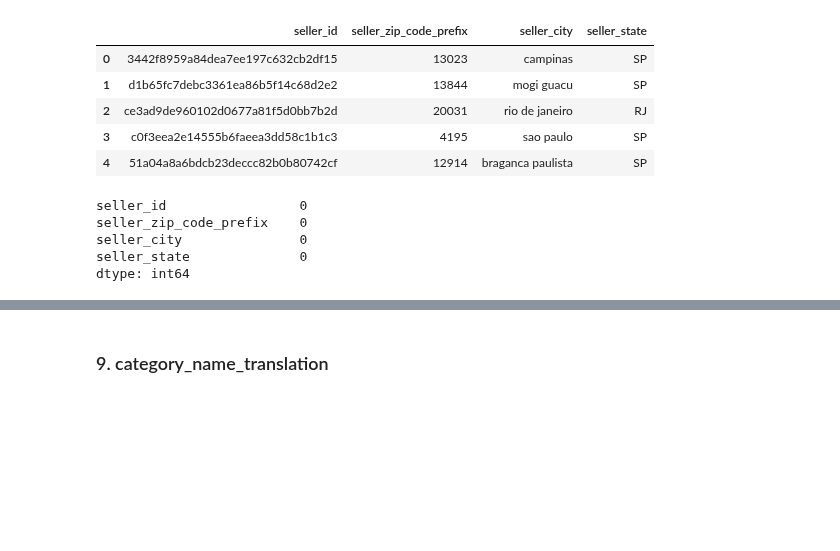
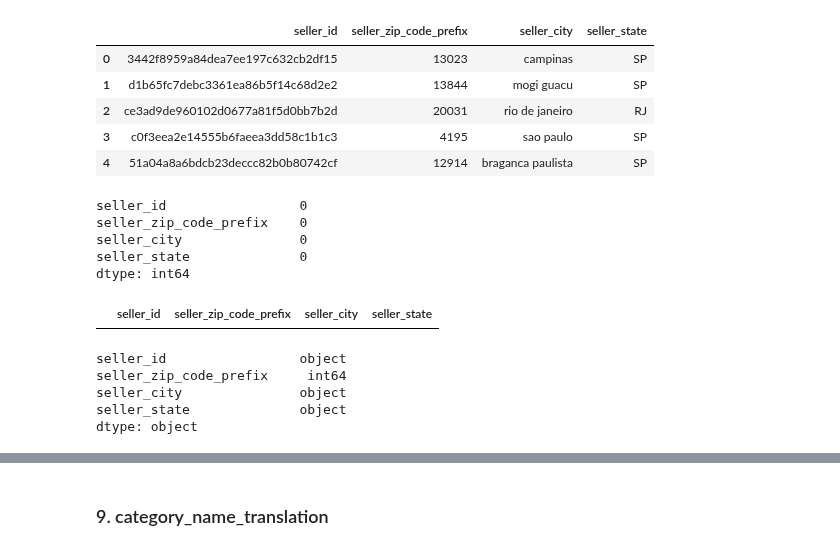
Before and after one commit to Daviedavie100/ML_MachineLearning, a Jupyter notebook: ecommerce.ipynb, the cells around one changed output, grey strips where cells are left out. Saved outputs shown, nothing was run; the diff lists cells and outputs as text; code cells hidden in the pictures; blank space fills up the shorter version.

```diff
--- a/ecommerce.ipynb
+++ b/ecommerce.ipynb
@@ -500,3 +500,17 @@ seller_zip_code_prefix    0
 seller_city               0
 seller_state              0
 dtype: int64
+# %%
+# inspect duplicate values
+sellers_dataset[sellers_dataset.duplicated()]
+# %% [output]
+|  | seller_id | seller_zip_code_prefix | seller_city | seller_state |
+# %%
+# inspect data types
+sellers_dataset.dtypes
+# %% [output]
+seller_id                 object
+seller_zip_code_prefix     int64
+seller_city               object
+seller_state              object
+dtype: object
```
Also changed, not shown: parts of 2 cells of this notebook.
